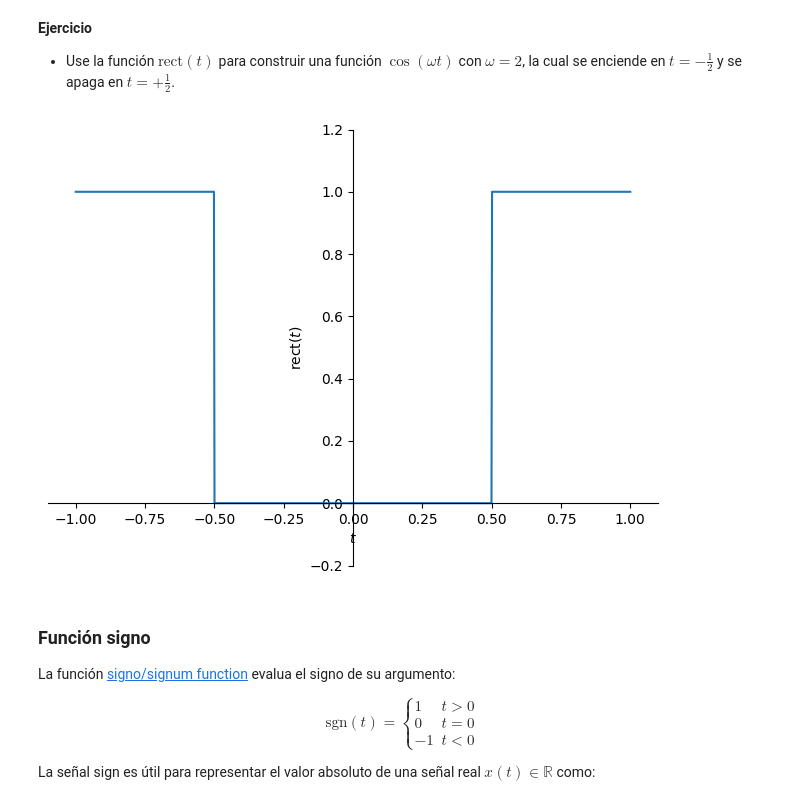
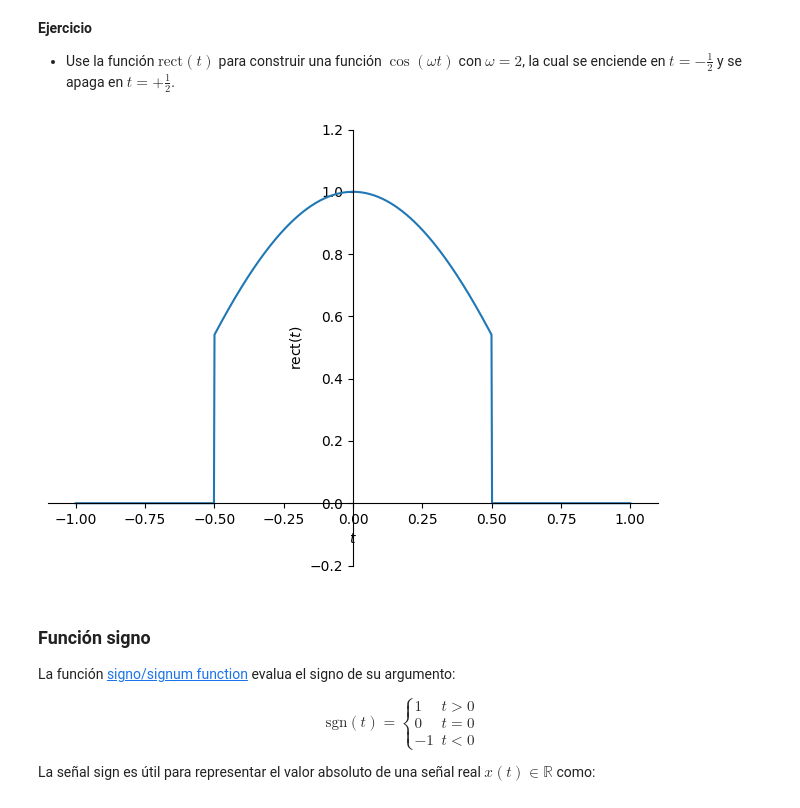
Before and after one commit to IsaMedina07/SenalesYSistemas_2025_1S, a Jupyter notebook: Solución_cuaderno2.ipynb, the cells around one changed output. Saved outputs shown, nothing was run; the diff lists cells and outputs as text; code cells hidden in the pictures.

```diff
--- a/Solución_cuaderno2.ipynb
+++ b/Solución_cuaderno2.ipynb
@@ -298,9 +298,9 @@ sym.plot(rect(t), (t, -1, 1), ylim=[-0.2, 1.2], ylabel=r'rect$(t)$');
 * Use la función $\text{rect}(t)$ para construir una función $\cos(\omega t)$ con $\omega=2$, la cual se enciende en $t=-\frac{1}{2}$ y se apaga en $t=+\frac{1}{2}$.
 # %%
 x = sym.cos(2*t) * (sym.Heaviside(t+1/2) - sym.Heaviside(t-1/2))
-sym.plot(rect(x), (t, -1, 1), ylim=[-0.2, 1.2], ylabel=r'rect$(t)$');
+sym.plot(x, (t, -1, 1), ylim=[-0.2, 1.2], ylabel=r'rect$(t)$');
 # %% [output]
-[figure, old version]
+[figure, new version]
 # %% [markdown]
 ### Función signo
 
```
